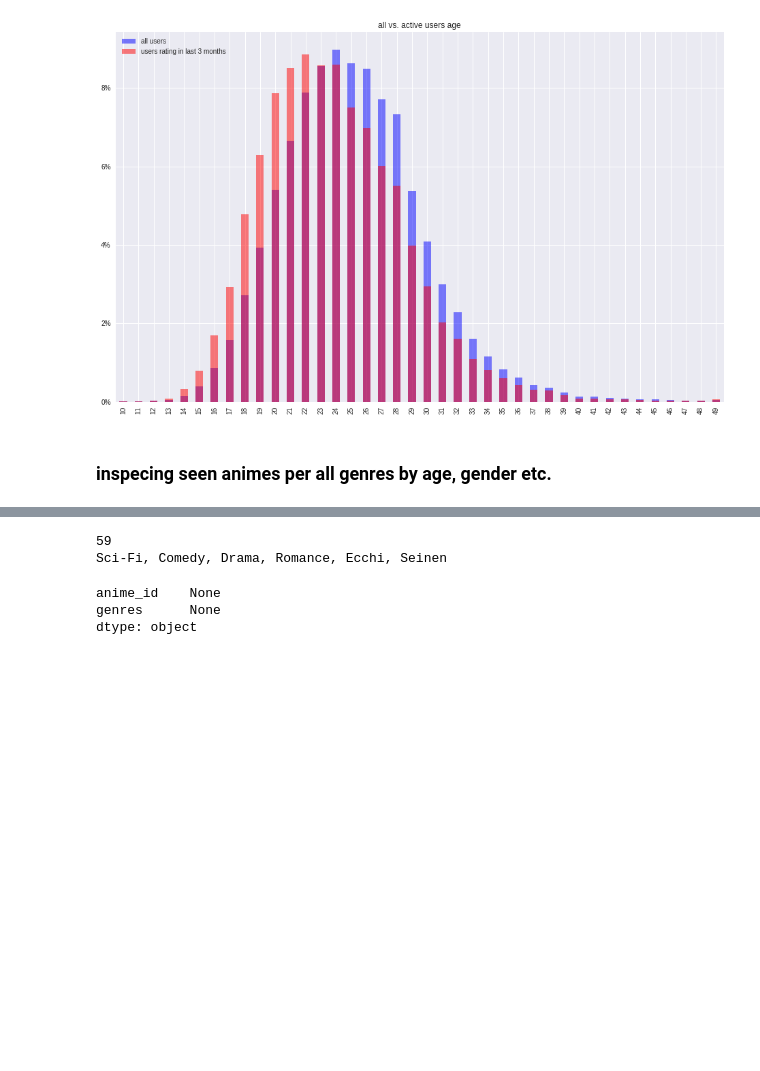
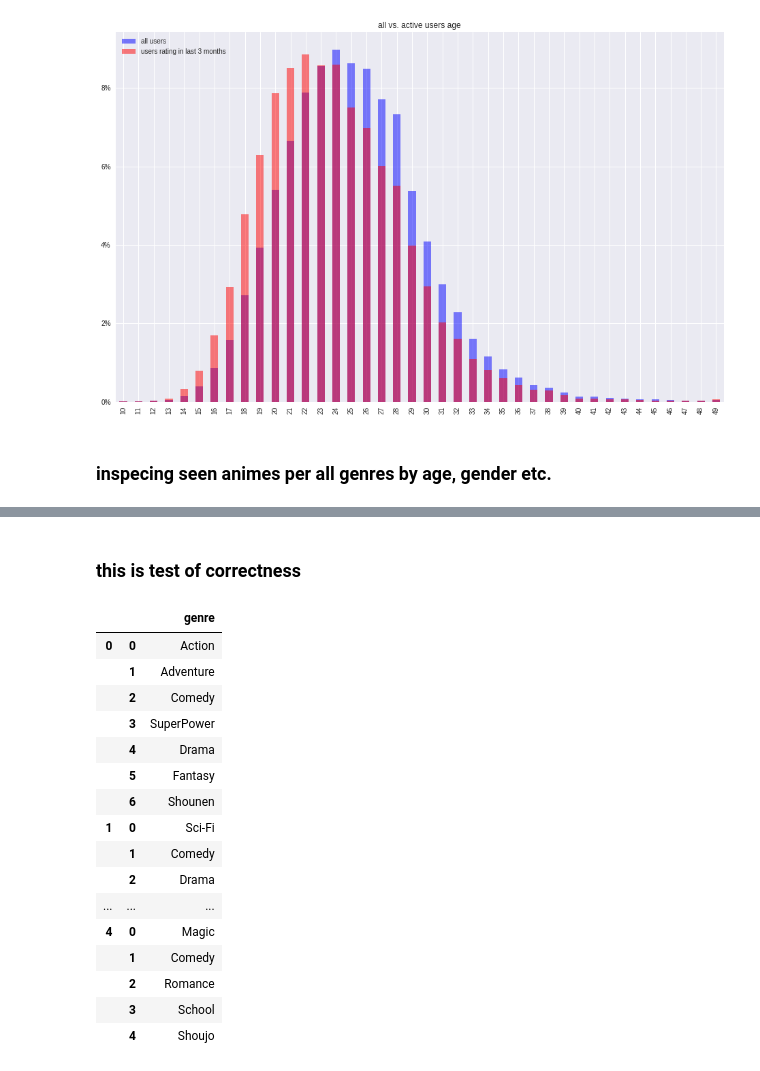
Before and after one commit to racinmat/mal-analysis, a Jupyter notebook: user_analysis.ipynb, the cells around one changed output, grey strips where cells are left out. Cells and saved outputs as stored; diff of their text form; code cells hidden in the pictures; blank space fills up the shorter version.

```diff
--- a/user_analysis.ipynb
+++ b/user_analysis.ipynb
@@ -124,8 +180,22 @@ animelists = animelists.join(animes['genres'], on='anime_id')
+# %% [markdown]
+### this is test of correctness
 # %%
-animelists[['anime_id', 'genres']].iloc[0:10].apply(lambda x: print(x[1]))
+animelists.iloc[0:5]['genres'].apply(lambda x: x.replace(' ', '').split(',')).apply(pd.Series).stack().to_frame(name='genre')
 # %% [output]
-59
-Sci-Fi, Comedy, Drama, Romance, Ecchi, Seinen
-anime_id    None
-genres      None
-dtype: object
+|  |  | genre |
+| 0 | 0 | Action |
+|  | 1 | Adventure |
+|  | 2 | Comedy |
+|  | 3 | SuperPower |
+|  | 4 | Drama |
+|  | 5 | Fantasy |
+|  | 6 | Shounen |
+| 1 | 0 | Sci-Fi |
+|  | 1 | Comedy |
+|  | 2 | Drama |
+| ... | ... | ... |
+| 4 | 0 | Magic |
+|  | 1 | Comedy |
+|  | 2 | Romance |
+|  | 3 | School |
+|  | 4 | Shoujo |
```
Also changed, not shown: parts of 11 cells of this notebook, 1 other file.
